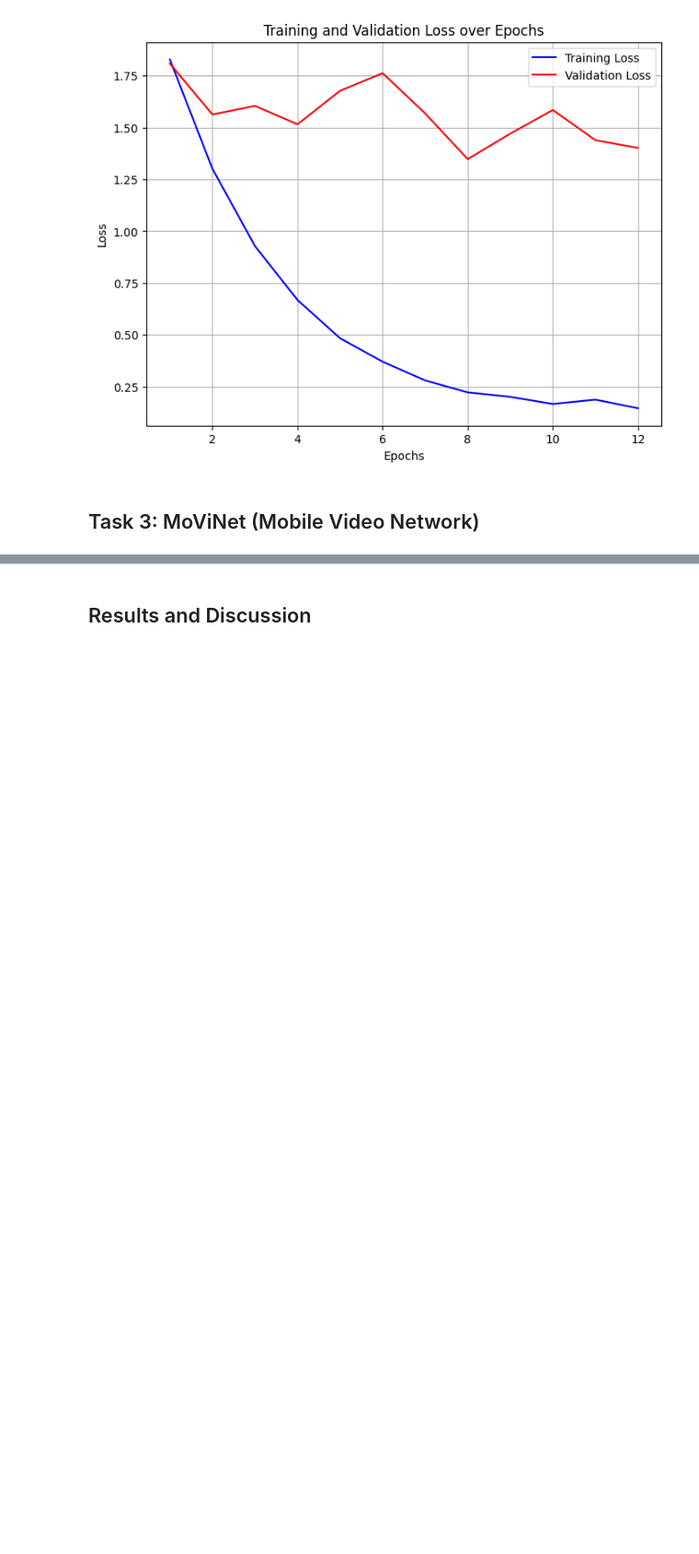
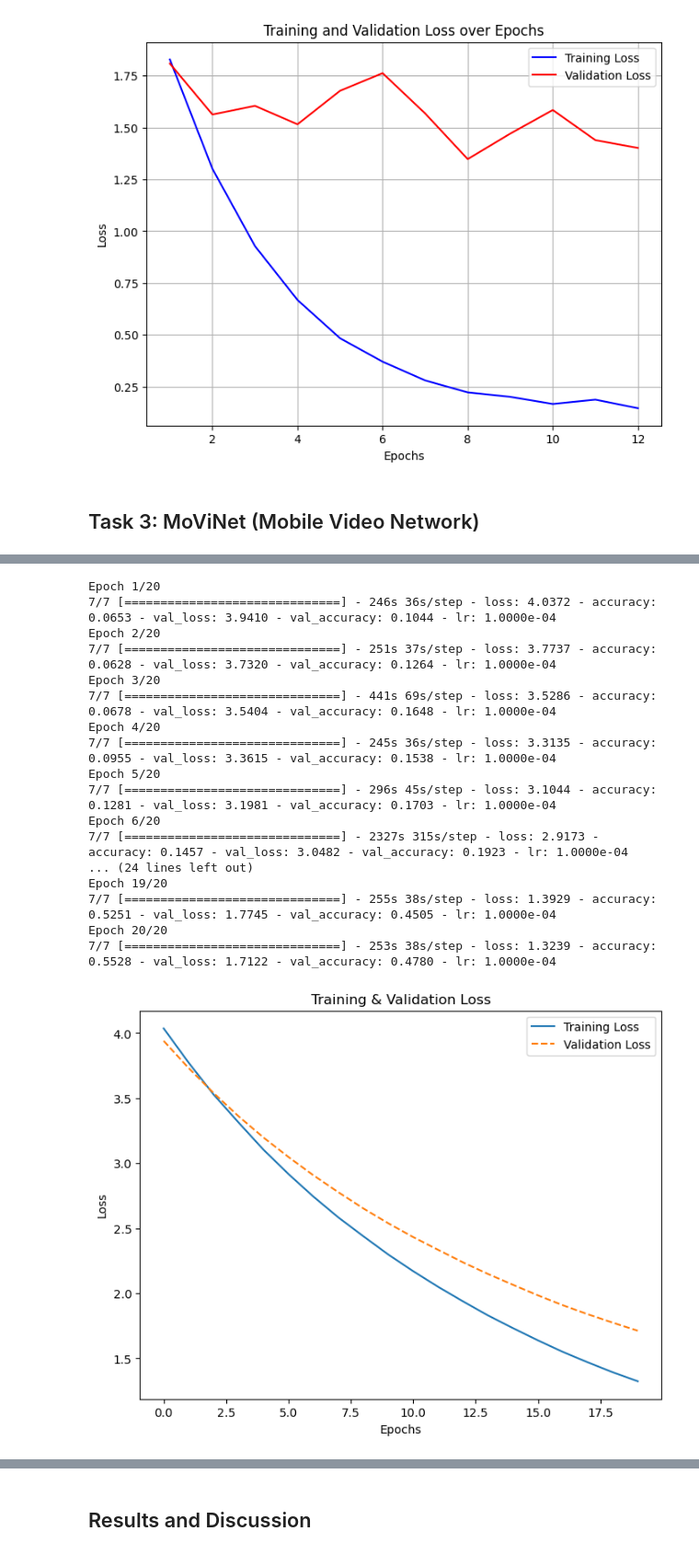
Before and after one commit to linahagberg/Assignment_4_Lina_Ella, a Jupyter notebook: Lina_Ella__assingment4.ipynb, the cells around one changed output, grey strips where cells are left out. Shown: that part at 92% size. Drawn from its saved outputs; the diff is of its cells as text; code cells hidden in the pictures; blank space fills up the shorter version.

Commit message:
movinet merge

```diff
--- a/Lina_Ella__assingment4.ipynb
+++ b/Lina_Ella__assingment4.ipynb
@@ -1605,0 +1600,7 @@ movinet_finetuned.fit(X_train, y_train, epochs=15, batch_size=4, validation_data
+# %%
+# Load model
+import tensorflow as tf
+import tensorflow_hub as hub
+
+hub_url = "https://www.kaggle.com/models/google/movinet/TensorFlow2/a0-base-kinetics-600-classification/3"
+encoder = hub.KerasLayer(hub_url, trainable=True)
@@ -1605,0 +1655,46 @@ movinet_finetuned.fit(X_train, y_train, epochs=15, batch_size=4, validation_data
+# %%
+# Train model
+
+from tensorflow.keras.callbacks import EarlyStopping, ReduceLROnPlateau
+
+# Define callbacks
+callbacks = [
+    EarlyStopping(monitor="val_loss", patience=2, restore_best_weights=True),  # Stop if no improvement for 5 epochs
+    ReduceLROnPlateau(monitor="val_loss", factor=0.5, patience=2)  # Reduce LR if no improvement for 3 epochs
+]
+history = movinet_model.fit(
+    X_train, y_train_encoded,
+    validation_data=(X_test, y_test_encoded),
+    callbacks=callbacks,
+    epochs=20,
+    batch_size=64
+)
+
+# Plot Loss
+plt.figure(figsize=(8, 6))
+plt.plot(history.history["loss"], label="Training Loss")
+plt.plot(history.history["val_loss"], label="Validation Loss", linestyle="dashed")
+plt.xlabel("Epochs")
+plt.ylabel("Loss")
+plt.title("Training & Validation Loss")
+plt.legend()
+plt.show()
+# %% [output]
+Epoch 1/20
+7/7 [==============================] - 246s 36s/step - loss: 4.0372 - accuracy: 0.0653 - val_loss: 3.9410 - val_accuracy: 0.1044 - lr: 1.0000e-04
+Epoch 2/20
+7/7 [==============================] - 251s 37s/step - loss: 3.7737 - accuracy: 0.0628 - val_loss: 3.7320 - val_accuracy: 0.1264 - lr: 1.0000e-04
+Epoch 3/20
+7/7 [==============================] - 441s 69s/step - loss: 3.5286 - accuracy: 0.0678 - val_loss: 3.5404 - val_accuracy: 0.1648 - lr: 1.0000e-04
+Epoch 4/20
+7/7 [==============================] - 245s 36s/step - loss: 3.3135 - accuracy: 0.0955 - val_loss: 3.3615 - val_accuracy: 0.1538 - lr: 1.0000e-04
+Epoch 5/20
+7/7 [==============================] - 296s 45s/step - loss: 3.1044 - accuracy: 0.1281 - val_loss: 3.1981 - val_accuracy: 0.1703 - lr: 1.0000e-04
+Epoch 6/20
+7/7 [==============================] - 2327s 315s/step - loss: 2.9173 - accuracy: 0.1457 - val_loss: 3.0482 - val_accuracy: 0.1923 - lr: 1.0000e-04
+... (24 lines left out)
+Epoch 19/20
+7/7 [==============================] - 255s 38s/step - loss: 1.3929 - accuracy: 0.5251 - val_loss: 1.7745 - val_accuracy: 0.4505 - lr: 1.0000e-04
+Epoch 20/20
+7/7 [==============================] - 253s 38s/step - loss: 1.3239 - accuracy: 0.5528 - val_loss: 1.7122 - val_accuracy: 0.4780 - lr: 1.0000e-04
+[figure, added]
```
Also changed, not shown: parts of 24 cells of this notebook.
